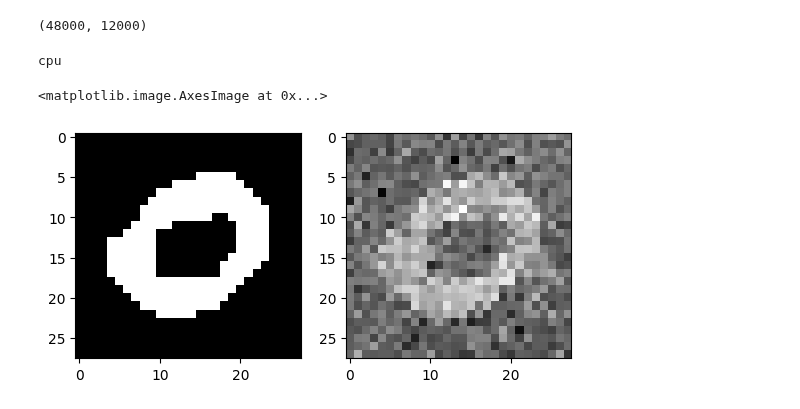
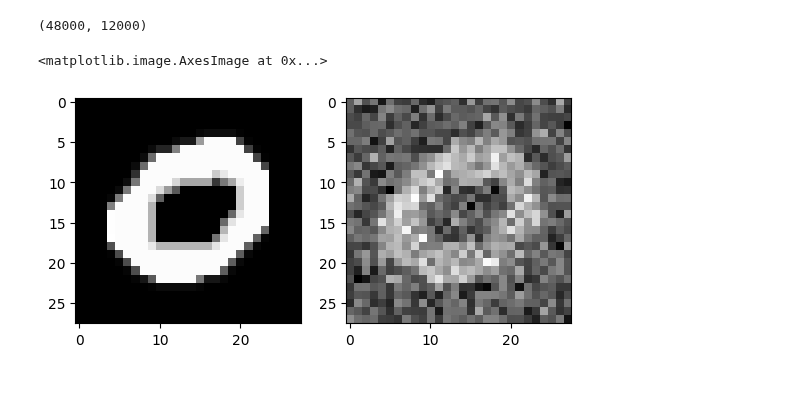
Before and after one commit to JacopoRaffi/ISPR_Assignments, a Jupyter notebook: Assignment3/ISPR_Midterm3_Assignment1_JacopoRaffi.ipynb, the cells around one changed output. Cells and saved outputs as stored; diff of their text form; code cells hidden in the pictures.

```diff
--- a/Assignment3/ISPR_Midterm3_Assignment1_JacopoRaffi.ipynb
+++ b/Assignment3/ISPR_Midterm3_Assignment1_JacopoRaffi.ipynb
@@ -11,9 +12,10 @@ device = 'cuda' if torch.cuda.is_available() else 'cpu'
 # %%
 train_size = 0.8
 val_size = 0.2
+generator_gpu = torch.Generator(device=device).manual_seed(42)
 generator = torch.Generator().manual_seed(42)
 # %%
-def normalization(tensor, min_value, max_value):
+'''def normalization(tensor, min_value, max_value):
     min_tensor = tensor.min()
     tensor = (tensor - min_tensor)
     max_tensor = tensor.max()
@@ -27,12 +29,12 @@ img_transform = transforms.Compose([
     transforms.ToTensor(),
     transforms.Lambda(lambda tensor:normalization(tensor, 0, 1))
 ])
-
+'''
 def add_noise(img_tensor, std=0.4):
-    return (img_tensor + torch.randn(img_tensor.size(), generator=generator) * std)
+    return (img_tensor + torch.randn(img_tensor.size(), generator=generator_gpu, device=device) * std)
 # %%
-train_data  = torchvision.datasets.MNIST("./data", train=True, transform=img_transform, download=False)
-test_data = torchvision.datasets.MNIST("./data", train=False, transform=img_transform, download=False)
+train_data  = torchvision.datasets.MNIST("./data", train=True, transform=transforms.ToTensor(), download=False)
+test_data = torchvision.datasets.MNIST("./data", train=False, transform=transforms.ToTensor(), download=False)
 
 data_size = len(train_data)
 # %%
@@ -48,14 +50,12 @@ len(train_set), len(val_set)
 # %%
 fig, ax = plt.subplots(1, 2)
 j = 69
 x, _ = train_set[j]
-print(x.device)
 ax[0].imshow(x.numpy()[0], cmap='gray')
-ax[1].imshow(add_noise(x).numpy()[0], cmap='gray')
+ax[1].imshow(add_noise(x.to(device)).cpu().numpy()[0], cmap='gray')
 # %% [output]
-cpu
+<matplotlib.image.AxesImage at 0x...>
-<matplotlib.image.AxesImage at 0x...>
-[figure, old version]
+[figure, new version]
 # %%
 class ConvAE(nn.Module):
     def __init__(self, input_dim = 28, hidden_dim:int = 16, latent_dim:int = 32, kernel_size:int = 3):
```
Also changed, not shown: parts of 5 cells of this notebook.
